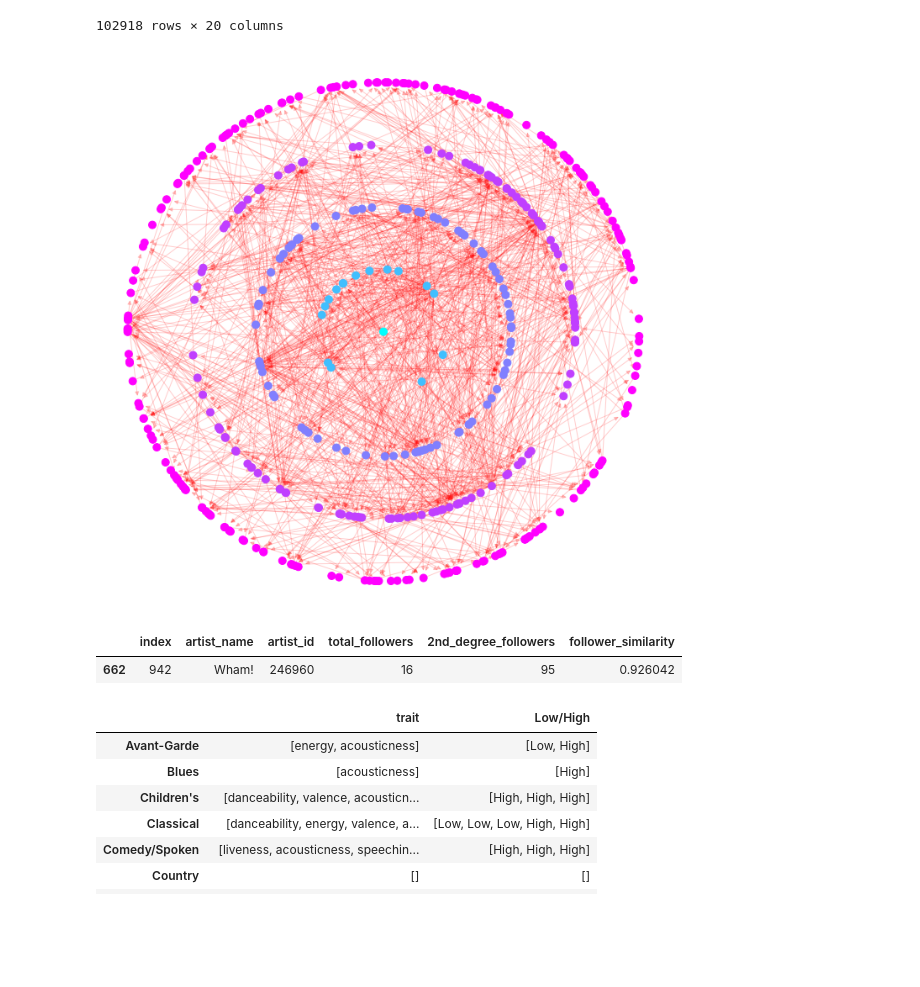
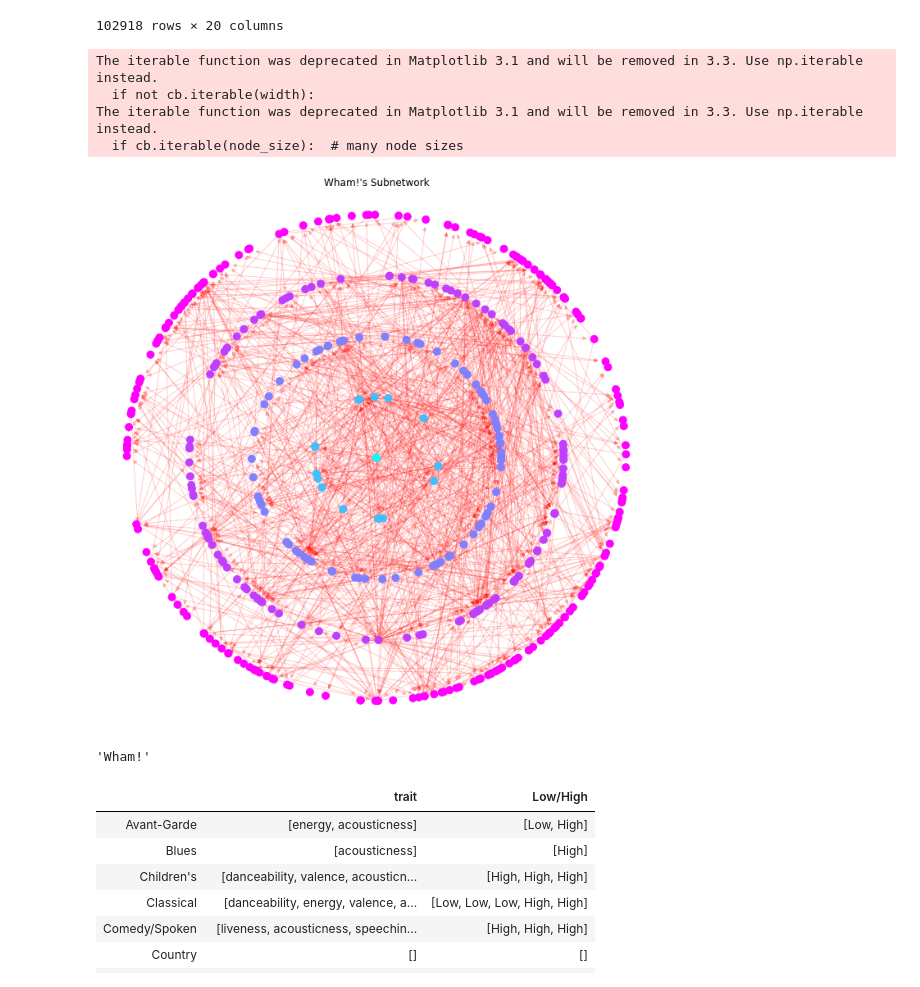
Before and after one commit to Wichaelian/ICM-2021, a Jupyter notebook: 2021_ICM_Problem_D_Data/Bullet 1.ipynb, the cells around one changed output. Cells and saved outputs as stored; diff of their text form; code cells hidden in the pictures; blank space fills up the shorter version.

Commit message:
subnetwork titles

```diff
--- a/2021_ICM_Problem_D_Data/Bullet 1.ipynb
+++ b/2021_ICM_Problem_D_Data/Bullet 1.ipynb
@@ -325,40 +325,46 @@ for node in H.nodes:
     gen = float(fullList[fullList['artist_id'] == node]['generation'])/2
     a = np.random.random(2) - .5
     dist = veclength(a)
     b = (gen/maxGen)/dist*a + .5
 
     nodepos[node] = list(b)
 
 nodepos[rootNode] = [.5, .5]
 G = H
 pos = nodepos
 ncenter = rootNode
 
 # color by path length from node near center
 p = dict(nx.single_source_shortest_path_length(G, ncenter))
 plt.figure(figsize=(12, 12))
 nx.draw_networkx_edges(G, pos, alpha=.2, edge_color = 'red')
 nx.draw_networkx_nodes(
     G,
     pos,
     nodelist=list(p.keys()),
     node_size=80,
     node_color=list(p.values()),
     cmap=plt.cm.cool
 )
 
 plt.xlim(-0.05, 1.05)
 plt.ylim(-0.05, 1.05)
+plt.title(str(totalInfluence[totalInfluence['artist_id'] == rootNode].loc[totalInfluence.index[totalInfluence['artist_id'] == rootNode].tolist()[0],'artist_name']) + "'s Subnetwork")
+
 plt.axis("off")
 plt.show()
 # %% [output]
+The iterable function was deprecated in Matplotlib 3.1 and will be removed in 3.3. Use np.iterable instead.
+  if not cb.iterable(width):
+The iterable function was deprecated in Matplotlib 3.1 and will be removed in 3.3. Use np.iterable instead.
+  if cb.iterable(node_size):  # many node sizes
-[figure, old version]
+[figure, new version]
 # %%
 totalInfluence = totalInfluence.sort_values('total_followers',ascending = False)
-totalInfluence[totalInfluence['artist_id'] == 246960]
+totalInfluence[totalInfluence['artist_id'] == 246960].loc[totalInfluence.index[totalInfluence['artist_id'] == 246960].tolist()[0],'artist_name']
+# totalInfluence.index[totalInfluence['artist_id'] == 246960].tolist()[0]
 # %% [output]
-|  | index | artist_name | artist_id | total_followers | 2nd_degree_followers | follower_similarity |
-| 662 | 942 | Wham! | 246960 | 16 | 95 | 0.926042 |
+'Wham!'
 # %%
 songStats = ['danceability', 'energy', 'valence', 'tempo', 'mode', 'key', 'liveness', 'acousticness', 'instrumentalness', 'speechiness']
 
```
